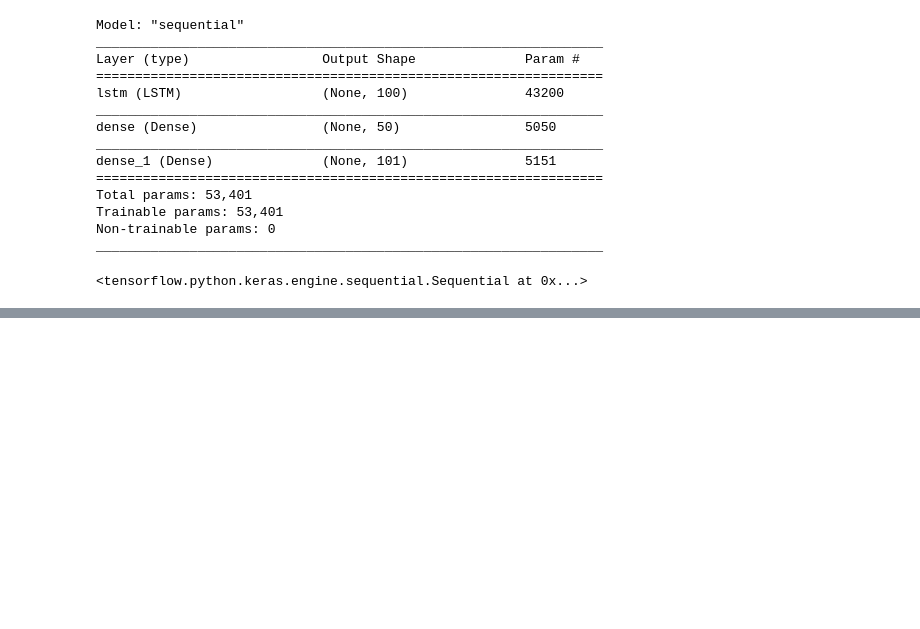
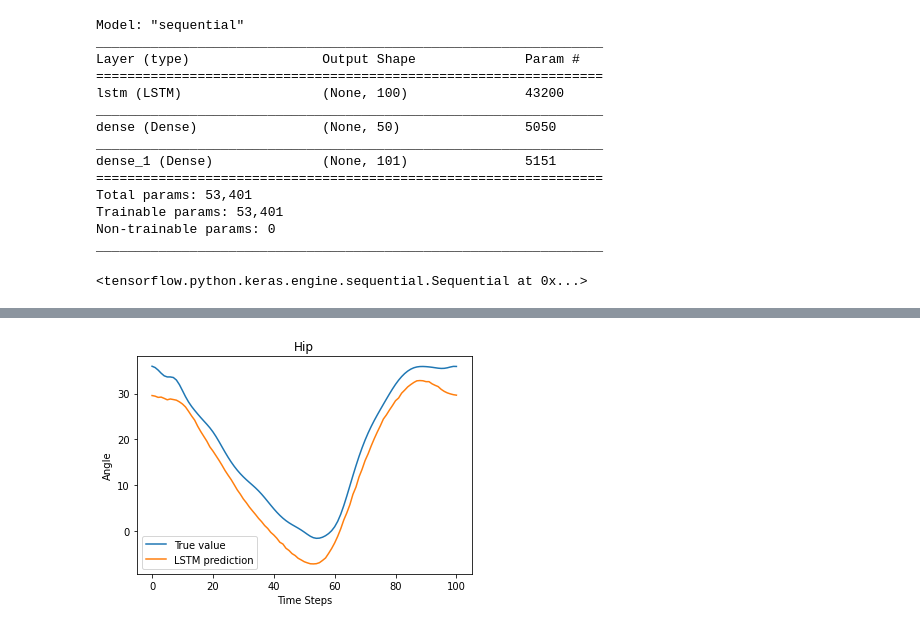
Before and after one commit to SadhnaBijrothiya/DL, a Jupyter notebook: DataCode_TM.ipynb, the cells around one changed output, grey strips where cells are left out. Drawn from its saved outputs; the diff is of its cells as text; code cells hidden in the pictures; blank space fills up the shorter version.

```diff
--- a/DataCode_TM.ipynb
+++ b/DataCode_TM.ipynb
@@ -206,0 +324,2 @@ FileNotFoundError: ignored
+# %%
+train_x, train_y, test_x, test_y = dataPrep()
@@ -206,0 +382,2 @@ FileNotFoundError: ignored
+# %%
+lstm_model = build_lstm(101, 7)
@@ -206,0 +401,2 @@ FileNotFoundError: ignored
+# %%
+lstm_model_history = lstm_model.fit(train_x, train_y, epochs=200)
@@ -206,0 +421,10 @@ FileNotFoundError: ignored
+# %%
+plt.plot(test_y[0], label='True value')
+plt.plot(lstm_model.predict(test_x)[0], label='LSTM prediction')
+plt.xlabel("Time Steps")
+plt.ylabel("Angle")
+plt.title("Hip")
+plt.legend()
+plt.show()
+# %% [output]
+[figure, added]
```
Also changed, not shown: parts of 70 cells of this notebook.
